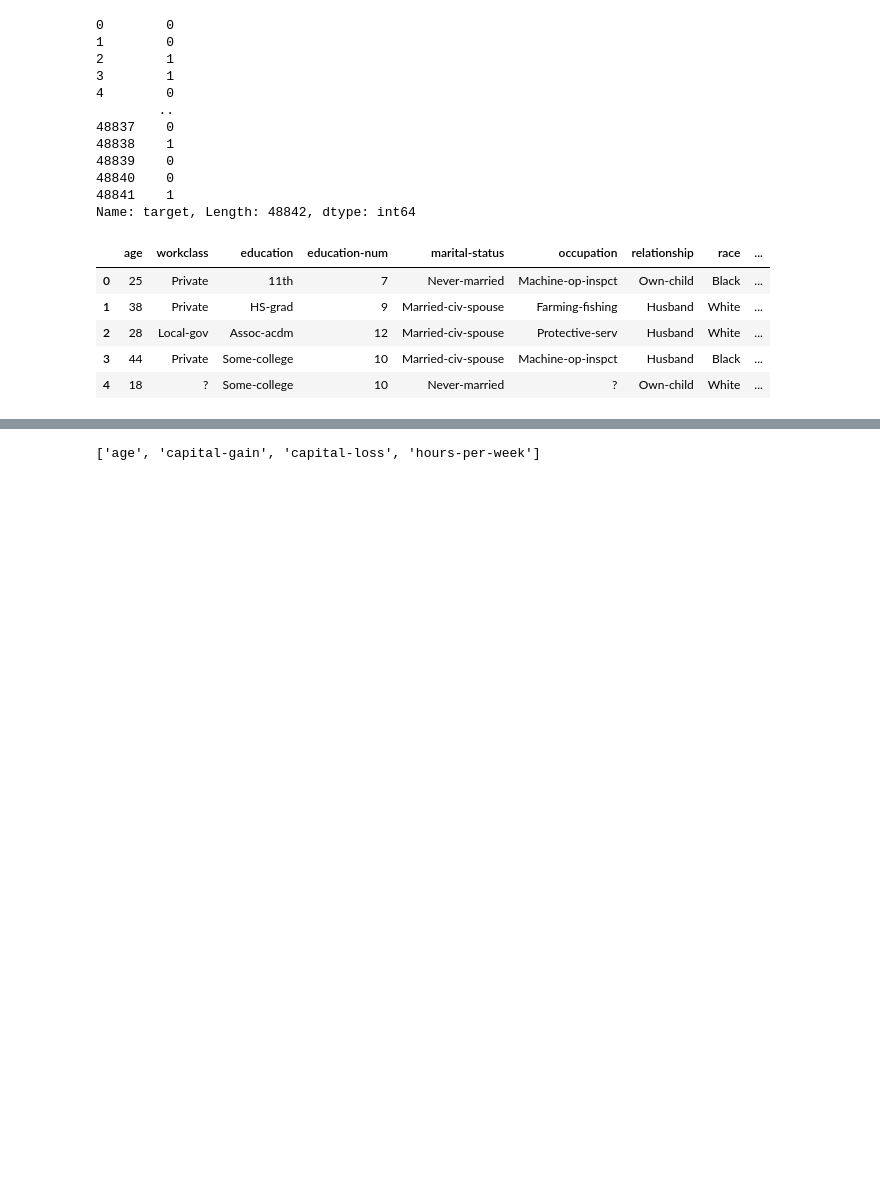
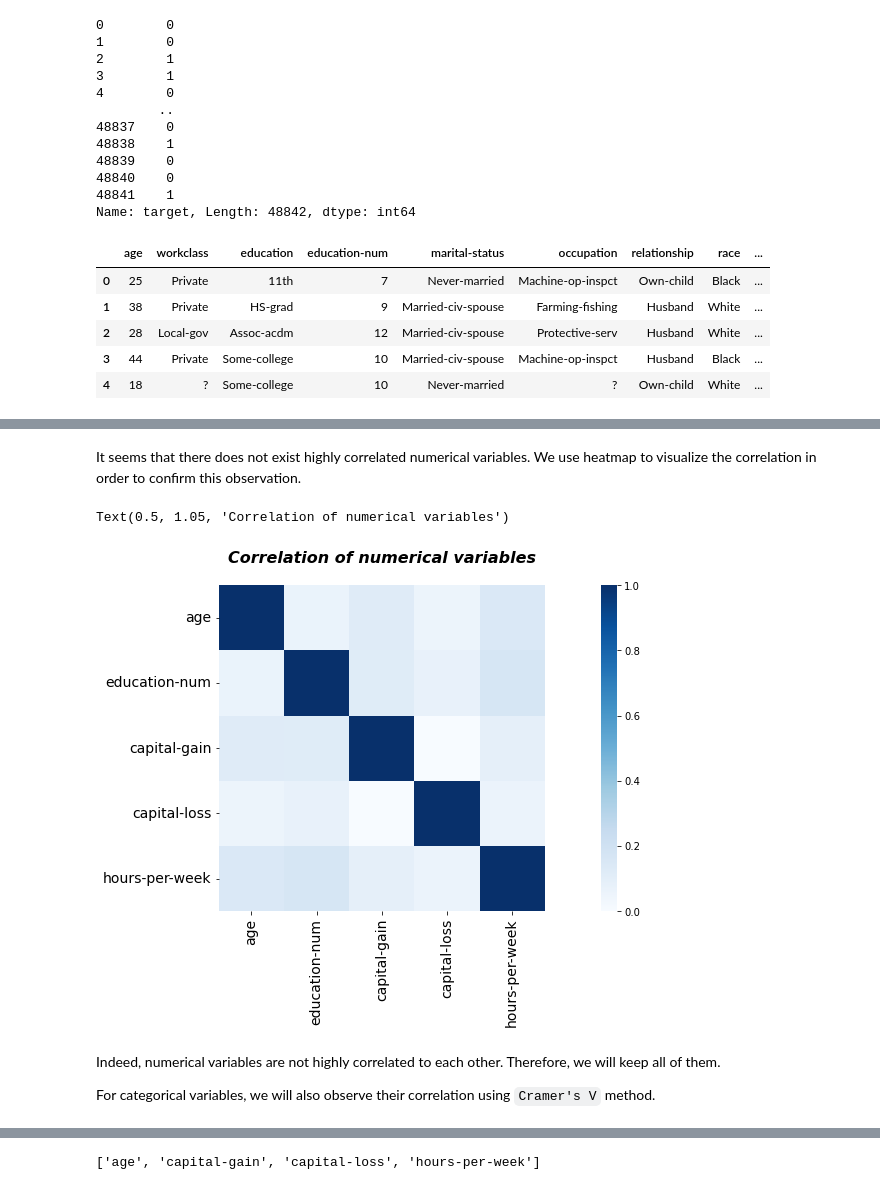
Before and after one commit to wq2021/Machine_learning_with_sklearn, a Jupyter notebook: ML_project.ipynb, the cells around one changed output, grey strips where cells are left out. Saved outputs shown, nothing was run; the diff lists cells and outputs as text; code cells hidden in the pictures; blank space fills up the shorter version.

```diff
--- a/ML_project.ipynb
+++ b/ML_project.ipynb
@@ -202,7 +210,8 @@ dtype: object
 # %%
-# Scikit-learn helper function `make_column_selector` selects features based on their data type
 from sklearn.compose import make_column_selector as selector
 
 categorical_columns_selector = selector(dtype_include=object)
 categorical_columns = categorical_columns_selector(data)
-categorical_columns
+
+numerical_columns_selector = selector(dtype_exclude=object)
+numerical_columns = numerical_columns_selector(data)
@@ -217,0 +220,3 @@ categorical_columns
+# %%
+corrmatsp = data.corr(method='spearman')
+corrmatsp
@@ -217,0 +230,19 @@ categorical_columns
+# %% [markdown]
+It seems that there does not exist highly correlated numerical variables. We use heatmap to visualize the correlation in order to confirm this observation.
+# %%
+import matplotlib.pyplot as plt
+import seaborn as sns
+
+fig = plt.figure(figsize=(20,6))
+ax0 = fig.add_subplot(1, 1, 1)
+sns.heatmap(corrmatsp,square=True,ax=ax0,cmap="Blues",vmin=0.0, vmax=1.0) # cmap = "BuPu" (blue and purple)
+ax0.set_xticklabels(numerical_columns, fontsize = 14)
+ax0.set_yticklabels(numerical_columns, fontsize = 14)
+ax0.set_title("Correlation of numerical variables",fontsize=16,fontweight='bold',fontstyle='italic',color='black',y=1.05)
+# %% [output]
+Text(0.5, 1.05, 'Correlation of numerical variables')
+[figure, added]
+# %% [markdown]
+Indeed, numerical variables are not highly correlated to each other. Therefore, we will keep all of them.
+
+For categorical variables, we will also observe their correlation using `Cramer's V` method.
```
Also changed, not shown: parts of 48 cells of this notebook.
